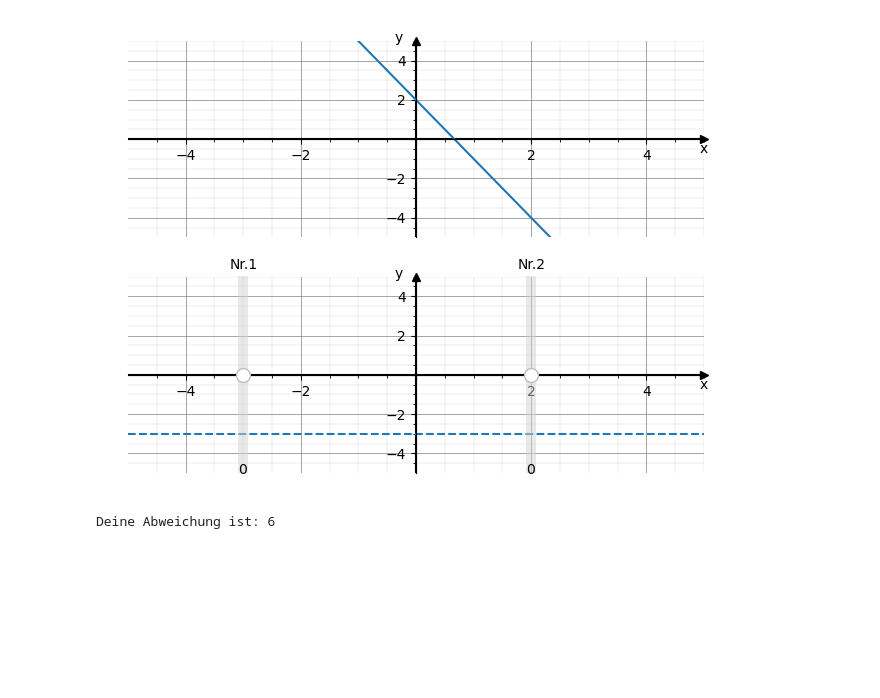
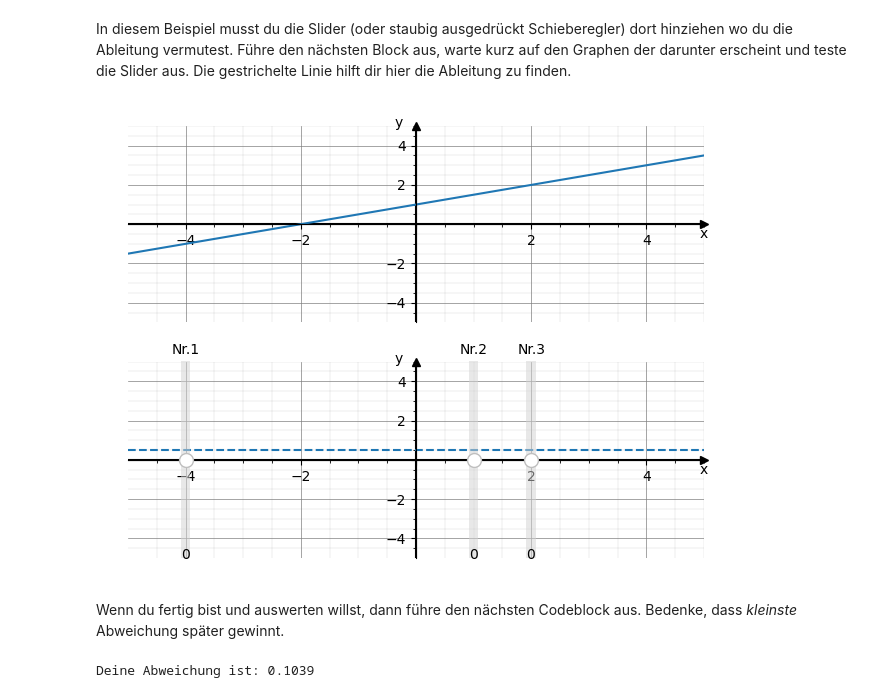
Before and after one commit to Koppeprojects/Ableitungsquiz-in-binder, a Jupyter notebook: Ableitungsquiz.ipynb, the cells around one changed output. Cells and saved outputs as stored; diff of their text form; code cells hidden in the pictures; blank space fills up the shorter version.

```diff
--- a/Ableitungsquiz.ipynb
+++ b/Ableitungsquiz.ipynb
@@ -8,42 +22,51 @@ import backend
 # %%
 %matplotlib widget
+# %% [markdown]
+In diesem Beispiel musst du die Slider (oder staubig ausgedrückt Schieberegler) dort hinziehen wo du die Ableitung vermutest. Führe den nächsten Block aus, warte kurz auf den Graphen der darunter erscheint und teste die Slider aus. Die gestrichelte Linie hilft dir hier die Ableitung zu finden.
 # %%
-intro_sli=[0,0,0,0,0,0,0,0,0,0]
-intro_ax_slider=[0,0,0,0,0,0,0,0,0,0]
-
+# build figures
 intro_fig = plt.figure()
-
 intro_ax=intro_fig.add_subplot(211)
 intro_axsol=intro_fig.add_subplot(212)
+
+
+# geometry and style
 corner=[0.05,0.95,0.05,0.95,0.2]
 corner_val=[-5, 5, -5, 5]
-
-#style
 intro_fig.subplots_adjust(left=corner[0],right=corner[1],bottom=corner[2],top=corner[3],hspace=corner[4])
 backend.schulgraph(intro_ax)
 backend.schulgraph(intro_axsol)
 
-x,y,intro_sli_x_loc,yprime_loc,yprime=backend.func(0)
-intro_ax.plot(x, y)
-intro_axsol.plot(x, yprime,'--')
+# setup each and every slider
+intro_sli=[0,0,0,0,0,0,0,0,0,0] # slider instances
+intro_ax_slider=[0,0,0,0,0,0,0,0,0,0]  # silder ax instances
+x,y,intro_sli_x_loc,yprime_loc,yprime=backend.func(-1)
 for j in range(len(intro_sli_x_loc)):
     intro_sli_loc=backend.slider_position(intro_sli_x_loc[j],corner,corner_val)
-
     intro_ax_slider[j] = intro_fig.add_axes(intro_sli_loc)
-    intro_sli[j] = Slider(intro_ax_slider[j], "Nr."+str(j+1), corner_val[2],corner_val[3], valinit=0,orientation="vertical",alpha=0.0, initcolor='none')
+    intro_sli[j] = Slider(intro_ax_slider[j], "Nr."+str(j+1), corner_val[2],corner_val[3], valinit=0, orientation="vertical",alpha=0.0, initcolor='none')
     intro_sli[j].valtext.set_y(0.05)
     intro_sli[j].track.set_alpha(0.5)
 
+# show function of this question
+intro_ax.plot(x, y)
+
+# finally be friendly this time and give a hint for the solution (dashed line)
+intro_axsol.plot(x, yprime,'--')
 
 plt.show()
 # %% [output]
-[figure, old version]
+[figure, new version]
-# %%
-_,_,intro_sli_x_loc,yprime_loc,_=backend.func(0)
-Delta=0
-for j in range(len(intro_sli_x_loc)):
-    pos = intro_sli[j].val
-    Delta+=abs(pos-yprime_loc[j])
-print('Deine Abweichung ist:',str(round(Delta,4)))
-# %% [output]
-Deine Abweichung ist: 6
+# %% [markdown]
+Wenn du fertig bist und auswerten willst, dann führe den nächsten Codeblock aus. Bedenke, dass _kleinste_ Abweichung später gewinnt.
+# %%
+plt.close(fig=intro_fig)
+
+_,_,intro_sli_x_loc,yprime_loc,_=backend.func(-1)
+Delta=0
+for j in range(len(intro_sli_x_loc)):
+    pos = intro_sli[j].val
+    Delta+=abs(pos-yprime_loc[j])
+print('Deine Abweichung ist:',str(round(Delta,4)))
+# %% [output]
+Deine Abweichung ist: 0.1039
```
Also changed, not shown: parts of 19 cells of this notebook, 1 other file.
